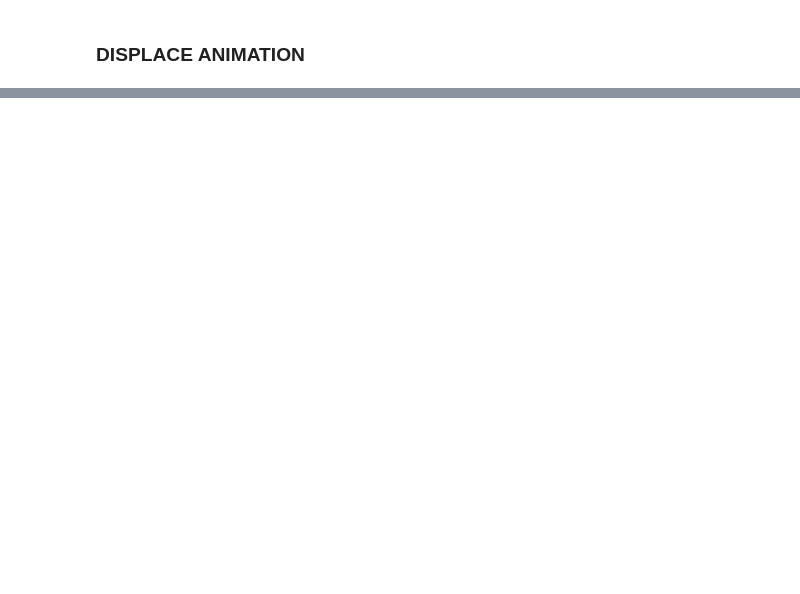
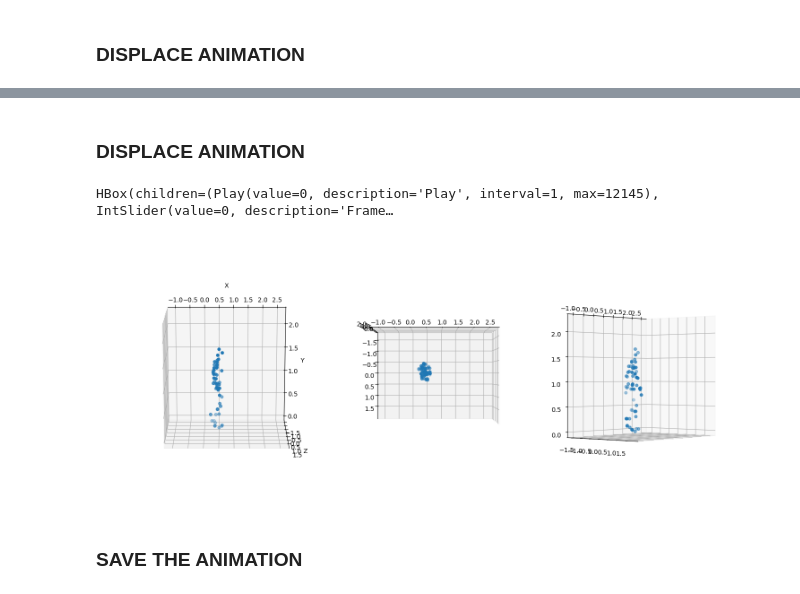
Before and after one commit to lorenzialessandro/CV-project, a Jupyter notebook: Task_1/notebook.ipynb, the cells around one changed output, grey strips where cells are left out. Saved outputs shown, nothing was run; the diff lists cells and outputs as text; code cells hidden in the pictures; blank space fills up the shorter version.

Commit message:
displace animation

```diff
--- a/Task_1/notebook.ipynb
+++ b/Task_1/notebook.ipynb
@@ -122,0 +107,80 @@ ani.save(filename="animations/animation.gif", writer="pillow", fps=60)
+# %% [markdown]
+### DISPLACE ANIMATION
+# %%
+# Create a figure and axes for the plots
+fig = plt.figure(figsize=(15, 6))  # Adjust the figure size as needed
+
+# First subplot
+ax1 = fig.add_subplot(131, projection='3d')
+ax1.view_init(elev=105, azim=-90)
+points1, = ax1.plot([], [], [], "o")
+
+# Second subplot
+ax2 = fig.add_subplot(132, projection='3d')
+ax2.view_init(elev=180, azim=-90)
+points2, = ax2.plot([], [], [], "o")
+
+# Third subplot
+ax3 = fig.add_subplot(133, projection='3d')
+ax3.view_init(elev=140, azim=0, roll=90)
+points3, = ax3.plot([], [], [], "o")
+
+# Adjust margins and spacing between subplots
+plt.subplots_adjust(left=0.05, right=0.95, bottom=0.05, top=0.9, wspace=0.1, hspace=0.1)
+
+# Define update function
+def update(t):
+    ax1.clear()
+    ax1.set_xlabel("X")
+    ax1.set_ylabel("Y")
+    ax1.set_zlabel("Z")
+    ax1.set_xlim(np.min(x), np.max(x))
+    ax1.set_ylim(np.min(y), np.max(y))
+    ax1.set_zlim(np.min(z), np.max(z))
+    ax1.scatter(x[:, t], y[:, t], z[:, t])
+
+    ax2.clear()
+    ax2.set_xlim(np.min(x), np.max(x))
+    ax2.set_ylim(np.min(y), np.max(y))
+    ax2.set_zlim(np.min(z), np.max(z))
+    ax2.scatter(x[:, t], y[:, t], z[:, t])
+
+    ax3.clear()
+    ax3.set_xlim(np.min(x), np.max(x))
+    ax3.set_ylim(np.min(y), np.max(y))
+    ax3.set_zlim(np.min(z), np.max(z))
+    ax3.scatter(x[:, t], y[:, t], z[:, t])
+
+# Create slider widget
+frame_slider = widgets.IntSlider(value=0, min=0, max=n_frames-1, step=1, description='Frame:')
+
+# Define function to update plot when slider changes
+def slider_changed(change):
+    update(change.new)
+
+# Link slider and update function
+frame_slider.observe(slider_changed, 'value')
+
+# Create play button
+play_button = widgets.Play(
+    value=0,
+    min=0,
+    max=n_frames-1,
+    step=1,
+    description="Play",
+    interval=1  # Adjust the interval (in milliseconds) as needed
+)
+
+# Link play button and slider
+widgets.jslink((play_button, 'value'), (frame_slider, 'value'))
+
+# Display play button and slider
+display(widgets.HBox([play_button, frame_slider]))
+
+# Initial plot
+update(0)
+# %% [output]
+HBox(children=(Play(value=0, description='Play', interval=1, max=12145), IntSlider(value=0, description='Frame…
+[figure, added]
+# %% [markdown]
+### SAVE THE ANIMATION
```
Also changed, not shown: parts of 4 cells of this notebook, 3 other files.
